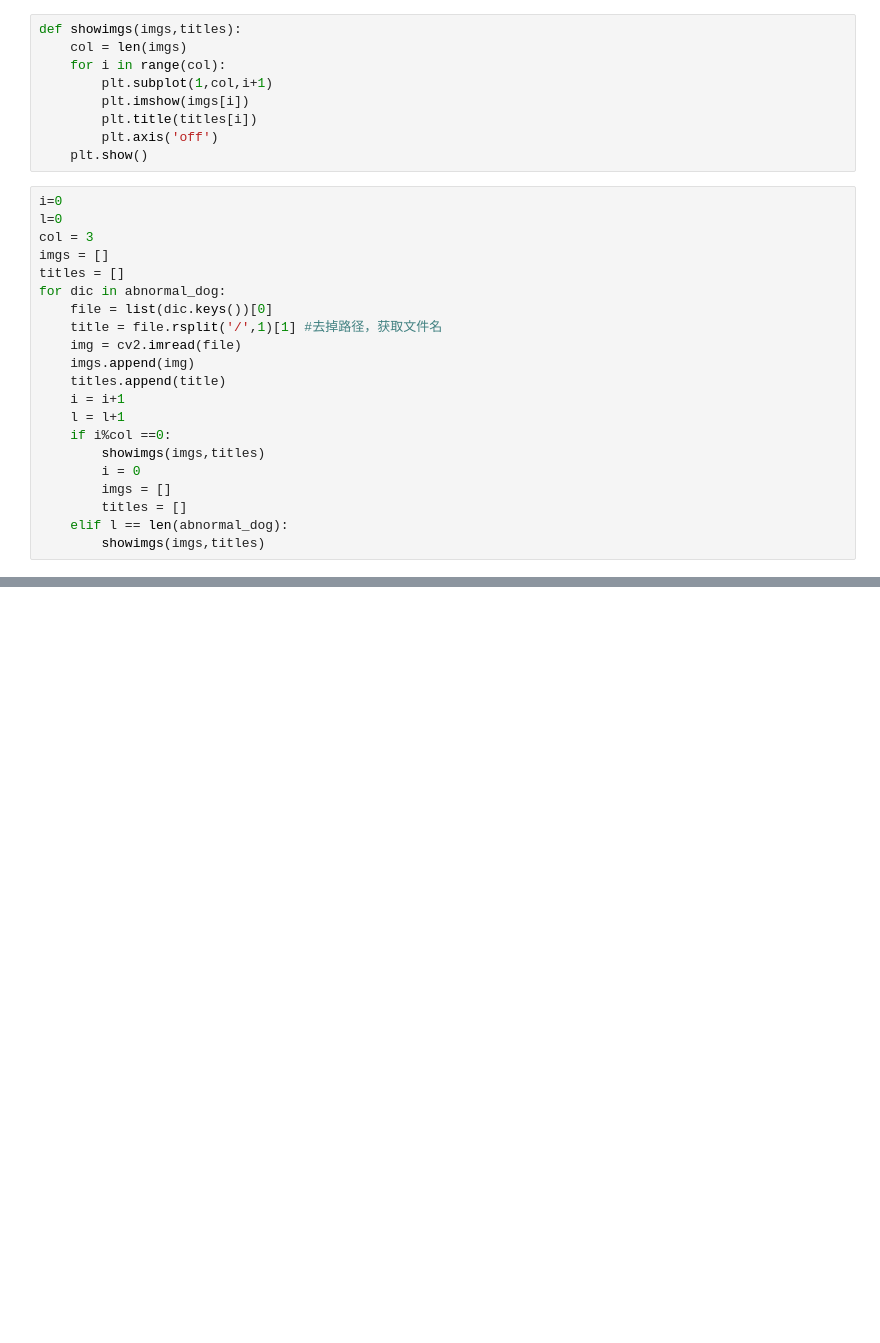
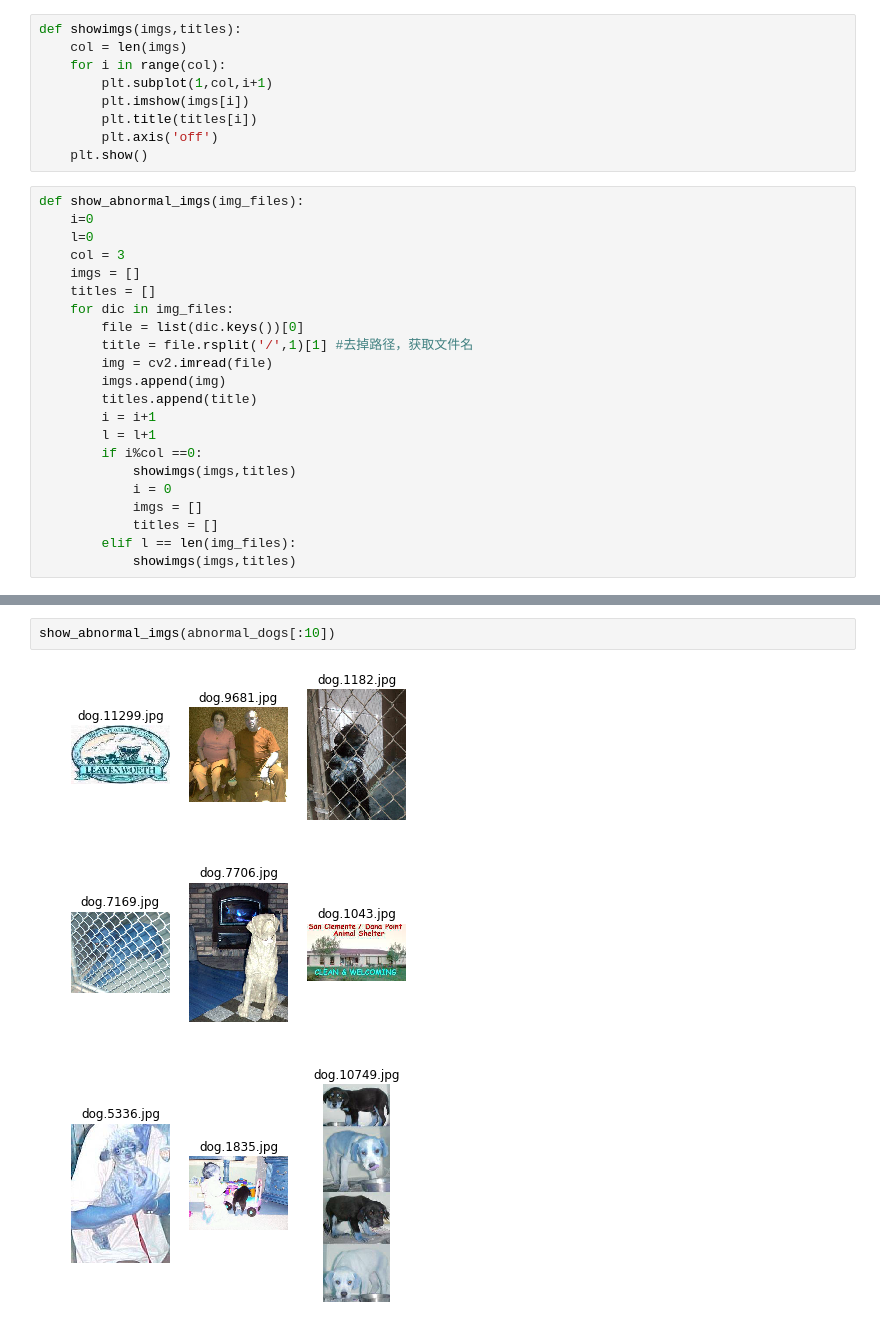
Before and after one commit to htliujy/capstone_dogs_vs_cats, a Jupyter notebook: 2_abnormal_img_detection.ipynb, the cells around one changed output, grey strips where cells are left out. Saved outputs shown, nothing was run; the diff lists cells and outputs as text; blank space fills up the shorter version.

Commit message:
fine tune abnormal img detection

```diff
--- a/2_abnormal_img_detection.ipynb
+++ b/2_abnormal_img_detection.ipynb
@@ -186,23 +175,24 @@ def showimgs(imgs,titles):
         plt.axis('off')
     plt.show()
 # %%
-i=0
-l=0
-col = 3
-imgs = []
-titles = []
-for dic in abnormal_dog:
-    file = list(dic.keys())[0]
-    title = file.rsplit('/',1)[1] #去掉路径，获取文件名
-    img = cv2.imread(file)
-    imgs.append(img)
-    titles.append(title)
-    i = i+1
-    l = l+1
-    if i%col ==0:
-        showimgs(imgs,titles)
-        i = 0
-        imgs = []
-        titles = []
-    elif l == len(abnormal_dog):
-        showimgs(imgs,titles)
+def show_abnormal_imgs(img_files):
+    i=0
+    l=0
+    col = 3
+    imgs = []
+    titles = []
+    for dic in img_files:
+        file = list(dic.keys())[0]
+        title = file.rsplit('/',1)[1] #去掉路径，获取文件名
+        img = cv2.imread(file)
+        imgs.append(img)
+        titles.append(title)
+        i = i+1
+        l = l+1
+        if i%col ==0:
+            showimgs(imgs,titles)
+            i = 0
+            imgs = []
+            titles = []
+        elif l == len(img_files):
+            showimgs(imgs,titles)
@@ -253,0 +199,6 @@ for dic in abnormal_cats:
+# %%
+show_abnormal_imgs(abnormal_dogs[:10])
+# %% [output]
+[figure, added]
+[figure, added]
+[figure, added]
```
Also changed, not shown: parts of 22 cells of this notebook, 1 other file.
